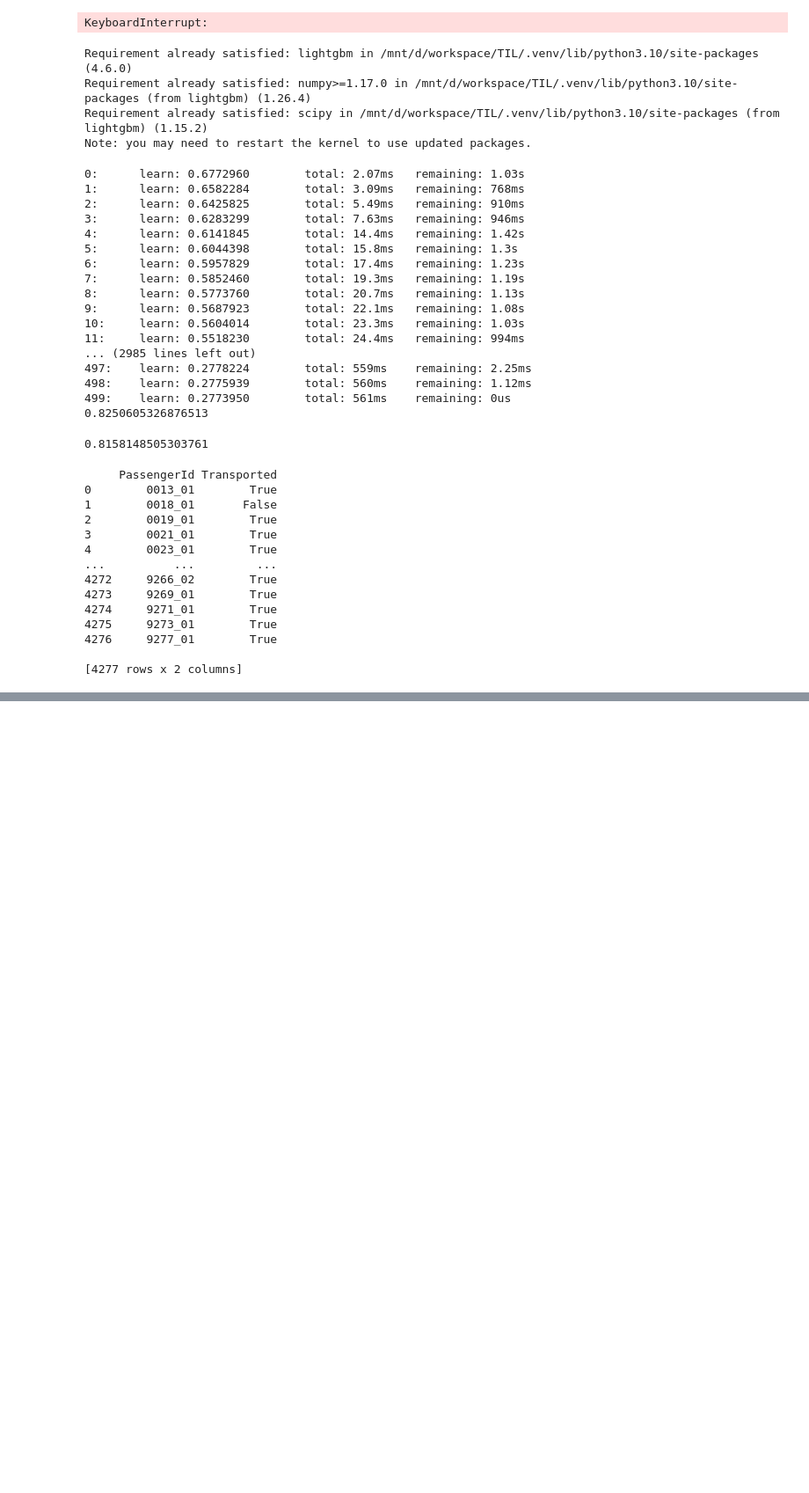
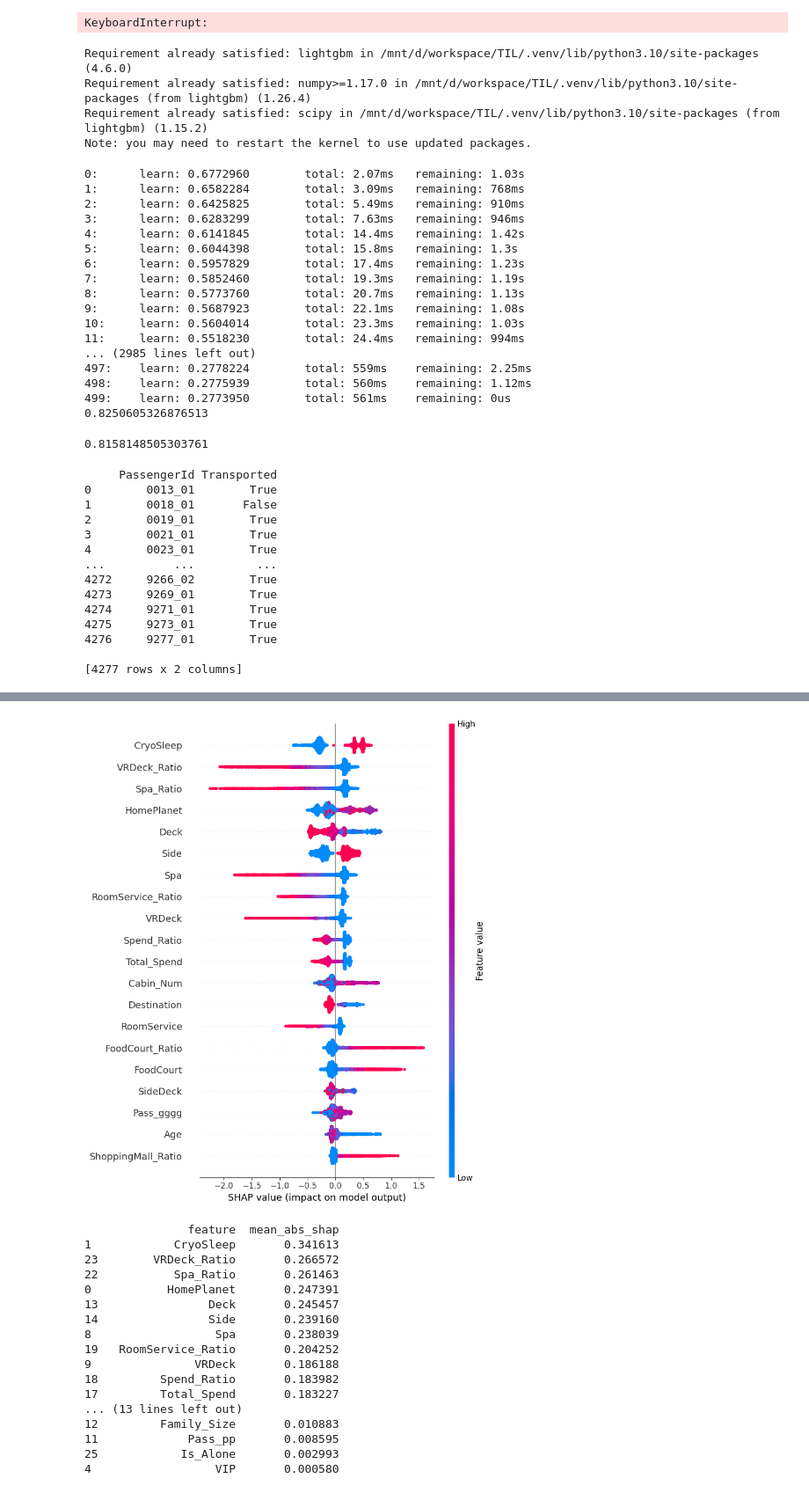
Before and after one commit to JaeHyunL/TIL, a Jupyter notebook: Kaggle_Challenge/Titanic_sapce/sandbox.ipynb, the cells around one changed output, grey strips where cells are left out. Shown at 88% size. Drawn from its saved outputs; the diff is of its cells as text; code cells hidden in the pictures; blank space fills up the shorter version.

```diff
--- a/Kaggle_Challenge/Titanic_sapce/sandbox.ipynb
+++ b/Kaggle_Challenge/Titanic_sapce/sandbox.ipynb
@@ -263,6 +487,17 @@ train_df['Gender'] = train_df['Gender'].astype('category').cat.codes
 
 test_y = test_y.merge(gender_df[['FirstName', 'Gender']], on='FirstName', how='left')
 test_y['Gender'] = test_y['Gender'].astype('category').cat.codes
+
+
+
+train_df["Deck_Destination"] = train_df["Total_Spend"] + train_df["Family_Size"]
+test_y["Deck_Destination"] = test_y["Deck"] + test_y["Destination"]
+
+train_df["Gender_VIP"] = train_df["Gender"] + train_df["VIP"]
+test_y["Gender_VIP"] = test_y["Gender"] + test_y["VIP"]
+
+# train_df["Age_Group_IS_ALONE"] = train_df["Age_Group"] + train_df["IS_Alone"]
+# test_y["Age_Group_IS_ALONE"] = test_y["Age_Group"] + test_y["IS_Alone"]
 # %% [raw]
 # 생존 비율 분석하깅
 transport_df = train_df[train_df['Transported'] == False]
@@ -1114,0 +1521,44 @@ CV 평균: 0.7249594525112973 편차: 0.07060246517361983
+# %%
+import shap
+cat_model.fit(X_train, y_train)
+
+explainer = shap.TreeExplainer(cat_model)
+shap_values = explainer.shap_values(X)
+
+# 요약 플롯 (전체 feature 중요도 시각화)
+shap.summary_plot(shap_values, X)
+
+# Spa, Spa_Ratio, VRDeck_Ratio,
+
+import pandas as pd
+import numpy as np
+
+# 이미 SHAP 값 구했을 거라고 가정: shap_values, X
+mean_abs_shap = np.abs(shap_values).mean(axis=0)
+
+shap_df = pd.DataFrame({
+    'feature': X.columns,
+    'mean_abs_shap': mean_abs_shap
+}).sort_values(by='mean_abs_shap', ascending=False)
+
+# 상위 30개만 보기
+print(shap_df.head(30))
+# %% [output]
+[figure, added]
+               feature  mean_abs_shap
+1            CryoSleep       0.341613
+23        VRDeck_Ratio       0.266572
+22           Spa_Ratio       0.261463
+0           HomePlanet       0.247391
+13                Deck       0.245457
+14                Side       0.239160
+8                  Spa       0.238039
+19   RoomService_Ratio       0.204252
+9               VRDeck       0.186188
+18         Spend_Ratio       0.183982
+17         Total_Spend       0.183227
+... (13 lines left out)
+12         Family_Size       0.010883
+11             Pass_pp       0.008595
+25            Is_Alone       0.002993
+4                  VIP       0.000580
```
Also changed, not shown: parts of 12 cells of this notebook.
